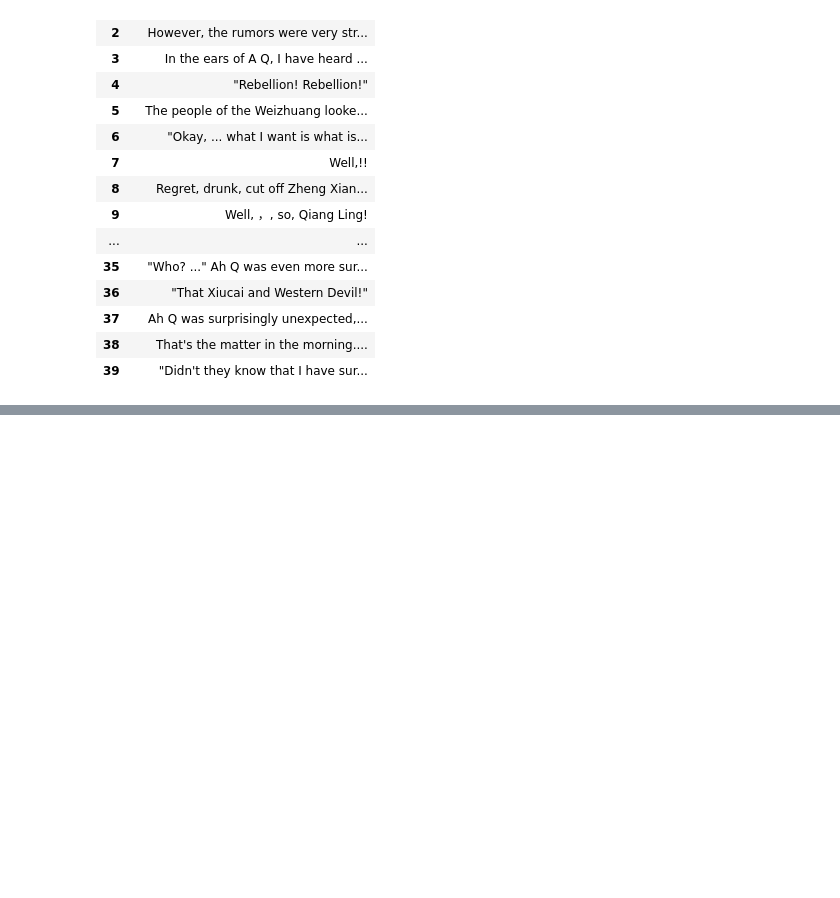
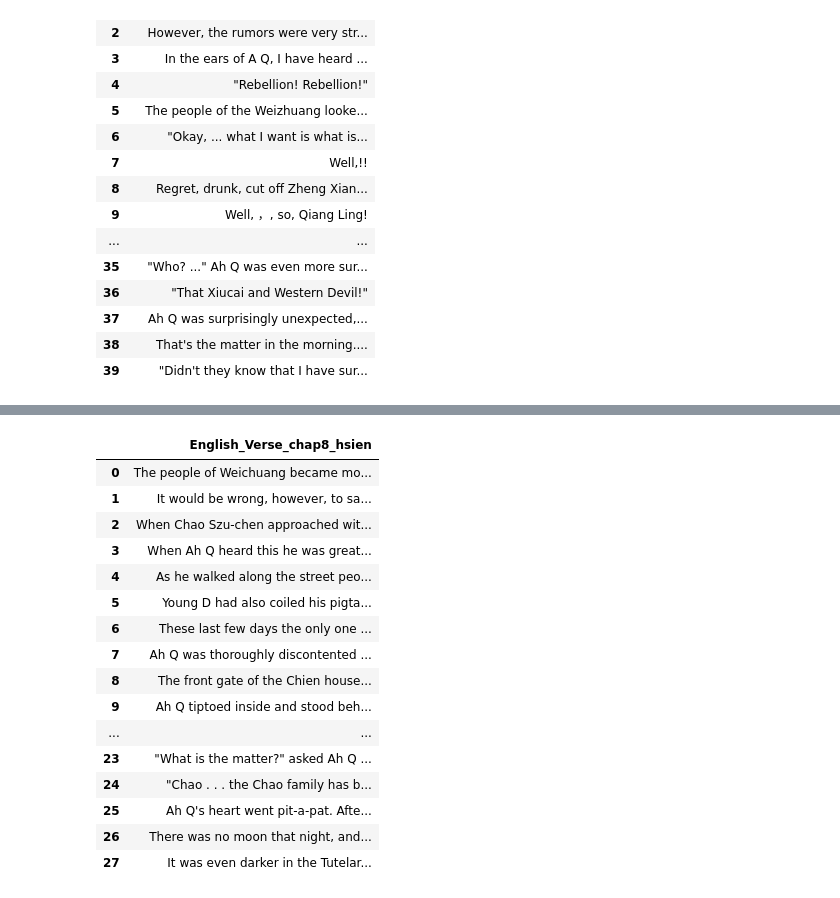
Before and after one commit to sydney-machine-learning/translationanalysis-Mandarin, a Jupyter notebook: jupyter_notebook/data_pre_processing_new.ipynb, the cells around one changed output, grey strips where cells are left out. Saved outputs shown, nothing was run; the diff lists cells and outputs as text; code cells hidden in the pictures; blank space fills up the shorter version.

```diff
--- a/jupyter_notebook/data_pre_processing_new.ipynb
+++ b/jupyter_notebook/data_pre_processing_new.ipynb
@@ -1243,0 +1350,52 @@ df_with_merged_google_chapt7
+# %%
+#hsien chapt8
+df_hsien_chapt8 = pd.read_csv("/Users/wangxuechun/unsw/thesis-repo/Data_set/hsien_dataset/chapter_8_eng_version_hsien.csv")
+
+merged_rows_hsien_chapt8 = df_hsien_chapt8.iloc[22:25]
+
+merged_row_hsien_chapt8 = merged_rows_hsien_chapt8.agg(agg)
+
+original_indices_hsien_chapt8 = merged_rows_hsien_chapt8.index
+
+insert_index_hsien_chapt8 = original_indices_hsien_chapt8[0]
+
+df_dropped_hsien_chapt8 = df_hsien_chapt8.drop(original_indices_hsien_chapt8)
+
+merged_row_df_hsien_chapt8 = pd.DataFrame([merged_row_hsien_chapt8], index=[insert_index_hsien_chapt8])
+
+df_with_merged_hsien_chapt8 = pd.concat([df_dropped_hsien_chapt8.iloc[:insert_index_hsien_chapt8], merged_row_df_hsien_chapt8, df_dropped_hsien_chapt8.iloc[insert_index_hsien_chapt8:]]).sort_index().reset_index(drop=True)
+
+#2
+merged_rows_hsien_chapt8 = df_with_merged_hsien_chapt8.iloc[27:29]
+
+merged_row_hsien_chapt8 = merged_rows_hsien_chapt8.agg(agg)
+
+original_indices_hsien_chapt8 = merged_rows_hsien_chapt8.index
+
+insert_index_hsien_chapt8 = original_indices_hsien_chapt8[0]
+
+df_dropped_hsien_chapt8 = df_with_merged_hsien_chapt8.drop(original_indices_hsien_chapt8)
+
+merged_row_df_hsien_chapt8 = pd.DataFrame([merged_row_hsien_chapt8], index=[insert_index_hsien_chapt8])
+
+df_with_merged_hsien_chapt8 = pd.concat([df_dropped_hsien_chapt8.iloc[:insert_index_hsien_chapt8], merged_row_df_hsien_chapt8, df_dropped_hsien_chapt8.iloc[insert_index_hsien_chapt8:]]).sort_index().reset_index(drop=True)
+
+df_with_merged_hsien_chapt8
+# %% [output]
+|  | English_Verse_chap8_hsien |
+| 0 | The people of Weichuang became mo... |
+| 1 | It would be wrong, however, to sa... |
+| 2 | When Chao Szu-chen approached wit... |
+| 3 | When Ah Q heard this he was great... |
+| 4 | As he walked along the street peo... |
+| 5 | Young D had also coiled his pigta... |
+| 6 | These last few days the only one ... |
+| 7 | Ah Q was thoroughly discontented ... |
+| 8 | The front gate of the Chien house... |
+| 9 | Ah Q tiptoed inside and stood beh... |
+| ... | ... |
+| 23 | "What is the matter?" asked Ah Q ... |
+| 24 | "Chao . . . the Chao family has b... |
+| 25 | Ah Q's heart went pit-a-pat. Afte... |
+| 26 | There was no moon that night, and... |
+| 27 | It was even darker in the Tutelar... |
```
Also changed, not shown: parts of 6 cells of this notebook, 1 other file.
